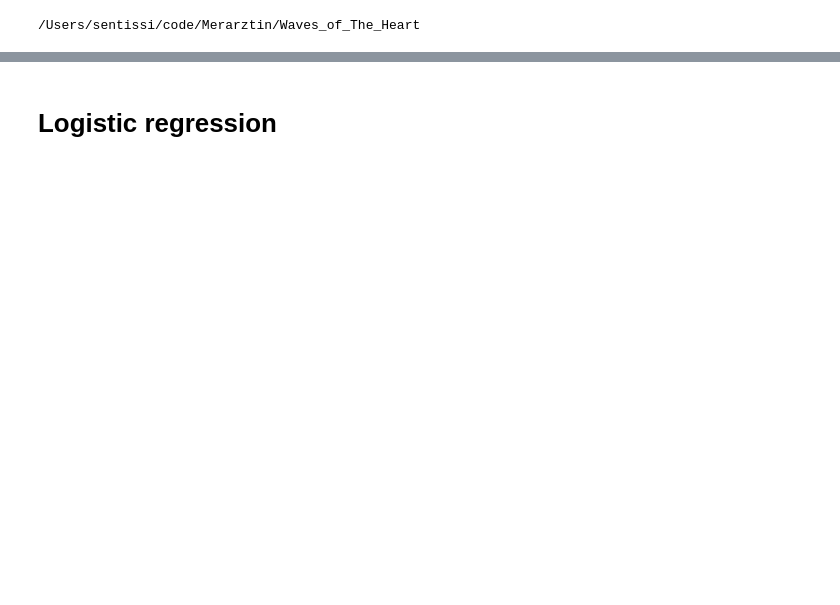
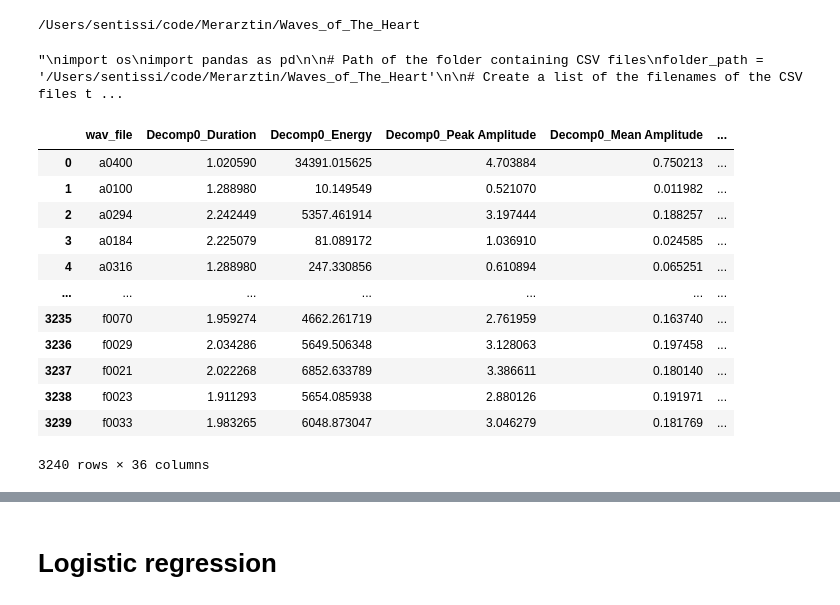
Before and after one commit to Merarztin/Waves_of_The_Heart, a Jupyter notebook: Model_Comparison.ipynb, the cells around one changed output, grey strips where cells are left out. Cells and saved outputs as stored; diff of their text form; code cells hidden in the pictures; blank space fills up the shorter version.

```diff
--- a/Model_Comparison.ipynb
+++ b/Model_Comparison.ipynb
@@ -3,6 +3,7 @@
 # %% [output]
 /Users/sentissi/code/Merarztin/Waves_of_The_Heart
 # %%
+'''
 import os
 import pandas as pd
 
@@ -30,13 +31,36 @@ for file in file_list:
     df_list.append(df)
 
 # Concatenate all the dataframes in df_list into a single dataframe
-audio_data = pd.concat(df_list, ignore_index=True)
+audio_data1 = pd.concat(df_list, ignore_index=True)
 
 # Write the merged dataframe to a CSV file
 audio_data.to_csv('/Users/sentissi/code/Merarztin/Waves_of_The_Heart/merged_file.csv', index=False)
-audio_data = audio_data.drop('Unnamed: 0', axis=1)
-audio_data = audio_data.drop('wav_file', axis=1)
+#audio_data = audio_data.drop('Unnamed: 0', axis=1)
+#audio_data = audio_data.drop('wav_file', axis=1)
 
 
 # uncomment to save audio_data
-#audio_data.to_csv('audio_data.csv', index=True)
+audio_data.to_csv('audio_data.csv', index=True)
+
+'''
+# %% [output]
+"\nimport os\nimport pandas as pd\n\n# Path of the folder containing CSV files\nfolder_path = '/Users/sentissi/code/Merarztin/Waves_of_The_Heart'\n\n# Create a list of the filenames of the CSV files t ...
+# %%
+import pandas as pd
+audio_data = pd.read_csv('/Users/sentissi/code/Merarztin/Waves_of_The_Heart/audio_data.csv')
+audio_data = audio_data.drop('Unnamed: 0', axis=1)
+audio_data
+# %% [output]
+|  | wav_file | Decomp0_Duration | Decomp0_Energy | Decomp0_Peak Amplitude | Decomp0_Mean Amplitude | ... |
+| 0 | a0400 | 1.020590 | 34391.015625 | 4.703884 | 0.750213 | ... |
+| 1 | a0100 | 1.288980 | 10.149549 | 0.521070 | 0.011982 | ... |
+| 2 | a0294 | 2.242449 | 5357.461914 | 3.197444 | 0.188257 | ... |
+| 3 | a0184 | 2.225079 | 81.089172 | 1.036910 | 0.024585 | ... |
+| 4 | a0316 | 1.288980 | 247.330856 | 0.610894 | 0.065251 | ... |
+| ... | ... | ... | ... | ... | ... | ... |
+| 3235 | f0070 | 1.959274 | 4662.261719 | 2.761959 | 0.163740 | ... |
+| 3236 | f0029 | 2.034286 | 5649.506348 | 3.128063 | 0.197458 | ... |
+| 3237 | f0021 | 2.022268 | 6852.633789 | 3.386611 | 0.180140 | ... |
+| 3238 | f0023 | 1.911293 | 5654.085938 | 2.880126 | 0.191971 | ... |
+| 3239 | f0033 | 1.983265 | 6048.873047 | 3.046279 | 0.181769 | ... |
+3240 rows × 36 columns
```
Also changed, not shown: parts of 21 cells of this notebook.
